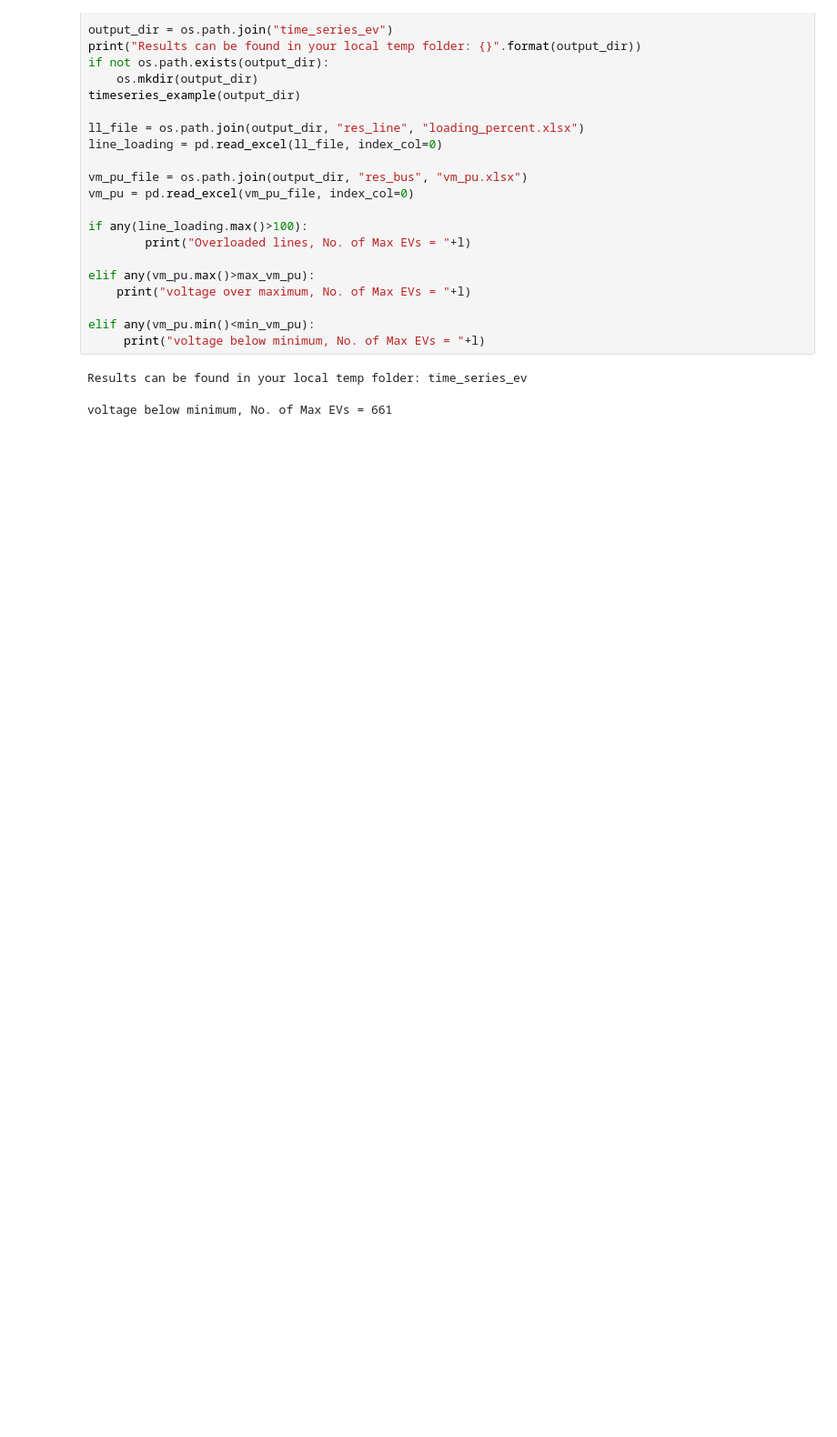
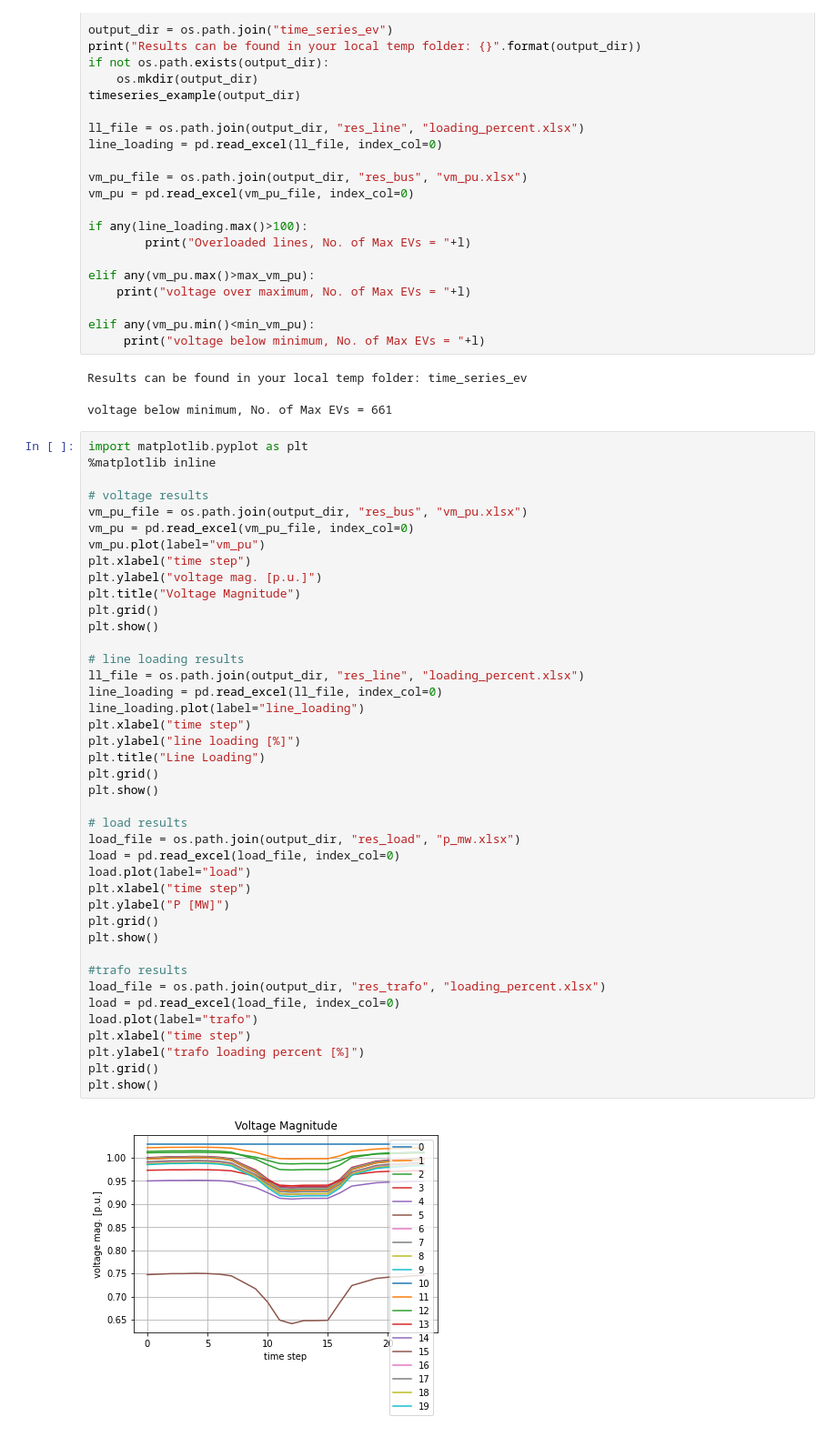
Before and after one commit to DanielProjectsa/OptimizationProject, a Jupyter notebook: step_3.1_trial.ipynb, the cells around one changed output. Shown at 91% size. Drawn from its saved outputs; the diff is of its cells as text; blank space fills up the shorter version.

```diff
--- a/step_3.1_trial.ipynb
+++ b/step_3.1_trial.ipynb
@@ -177,3 +177,46 @@ elif any(vm_pu.min()<min_vm_pu):
 # %% [output]
 Results can be found in your local temp folder: time_series_ev
 voltage below minimum, No. of Max EVs = 661
+# %%
+import matplotlib.pyplot as plt
+%matplotlib inline
+
+# voltage results
+vm_pu_file = os.path.join(output_dir, "res_bus", "vm_pu.xlsx")
+vm_pu = pd.read_excel(vm_pu_file, index_col=0)
+vm_pu.plot(label="vm_pu")
+plt.xlabel("time step")
+plt.ylabel("voltage mag. [p.u.]")
+plt.title("Voltage Magnitude")
+plt.grid()
+plt.show()
+
+# line loading results
+ll_file = os.path.join(output_dir, "res_line", "loading_percent.xlsx")
+line_loading = pd.read_excel(ll_file, index_col=0)
+line_loading.plot(label="line_loading")
+plt.xlabel("time step")
+plt.ylabel("line loading [%]")
+plt.title("Line Loading")
+plt.grid()
+plt.show()
+
+# load results
+load_file = os.path.join(output_dir, "res_load", "p_mw.xlsx")
+load = pd.read_excel(load_file, index_col=0)
+load.plot(label="load")
+plt.xlabel("time step")
+plt.ylabel("P [MW]")
+plt.grid()
+plt.show()
+
+#trafo results
+load_file = os.path.join(output_dir, "res_trafo", "loading_percent.xlsx")
+load = pd.read_excel(load_file, index_col=0)
+load.plot(label="trafo")
+plt.xlabel("time step")
+plt.ylabel("trafo loading percent [%]")
+plt.grid()
+plt.show()
+# %% [output]
+[figure, added]
```
Also changed, not shown: parts of 1 cell of this notebook.
